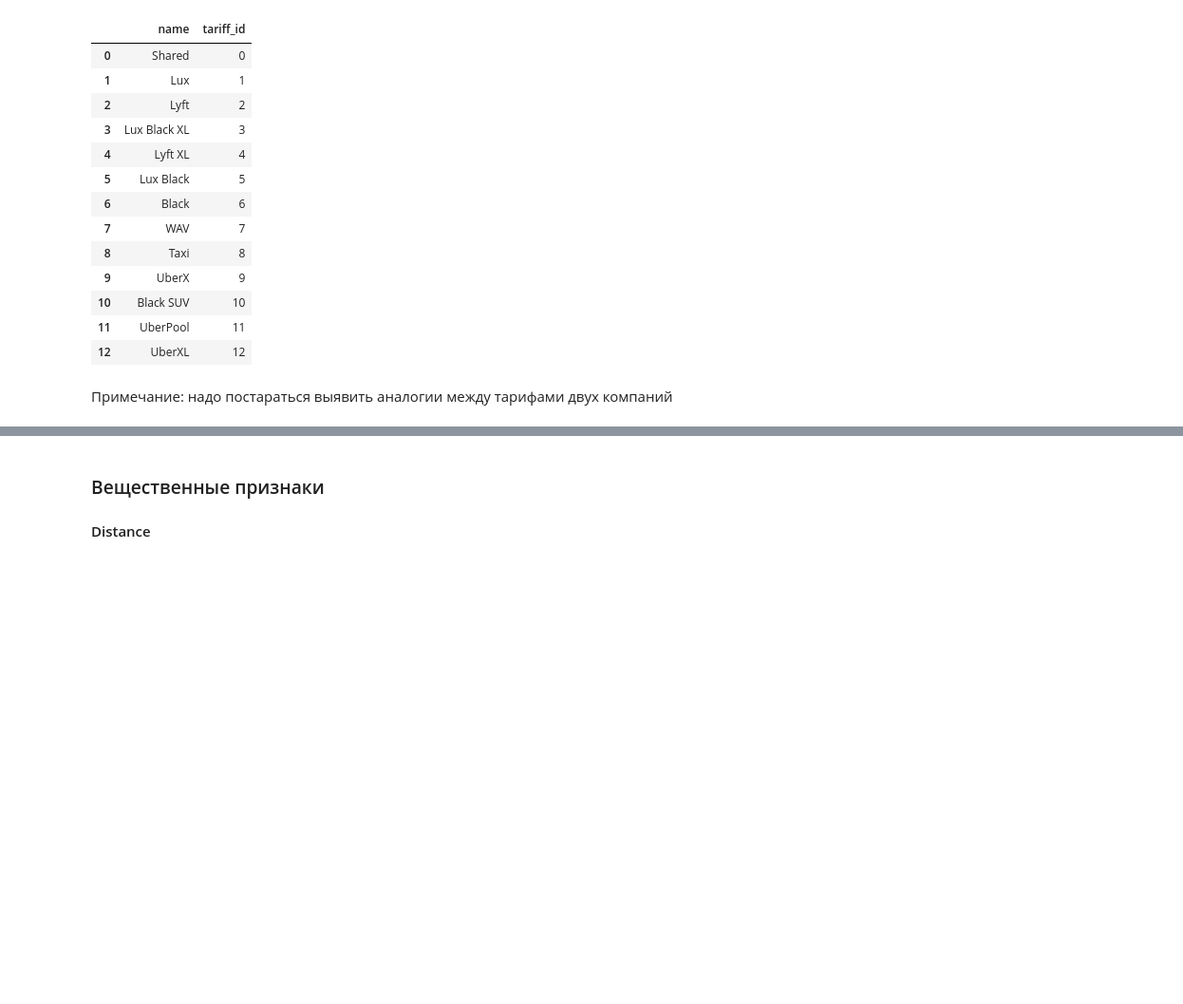
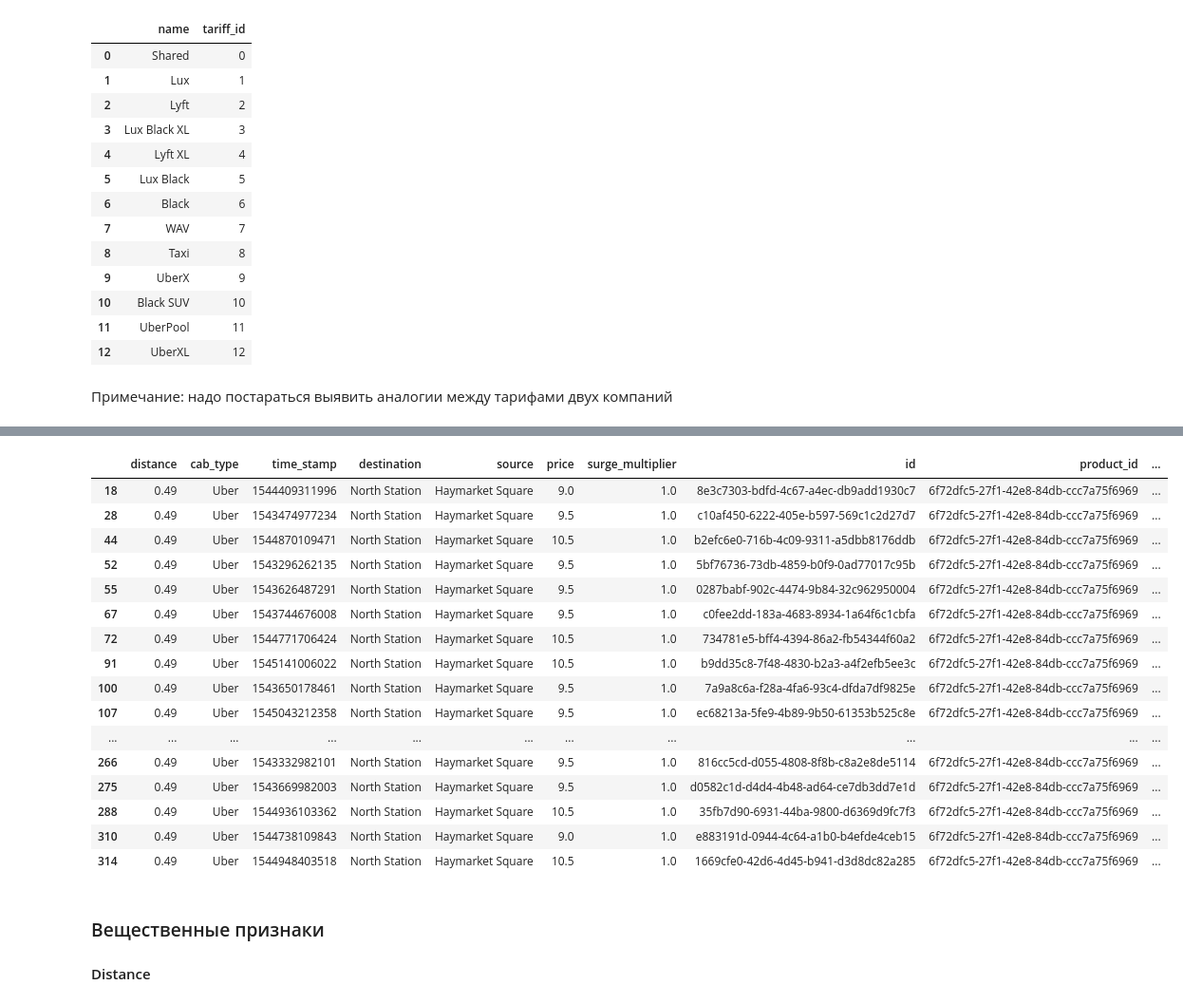
Before and after one commit to ivan-analytics/TP-Data-Analytics, a Jupyter notebook: uber-analysis/Seminar_group_4_Uaman.ipynb, the cells around one changed output, grey strips where cells are left out. Shown: that part at 95% size. Saved outputs shown, nothing was run; the diff lists cells and outputs as text; code cells hidden in the pictures; blank space fills up the shorter version.

Commit message:
visualizations code + tariff unification

```diff
--- a/uber-analysis/Seminar_group_4_Uaman.ipynb
+++ b/uber-analysis/Seminar_group_4_Uaman.ipynb
@@ -23,7 +23,7 @@ pd.options.display.max_rows = None
 ## Загрузка данных
 файл лежит в этой же папке
 # %%
-df = pd.read_csv('cab_rides.csv')
+df = pd.read_csv('data/cab_rides.csv')
 # %%
 df.head()
 # %% [output]
@@ -219,0 +281,16 @@ tariff_df
+# %%
+names_uber = {'Lux Black XL': 'SUV Business',
+            'Lux Black': 'Business',
+            'Lyft XL': 'Minivan',
+            'Shared': 'Shared Ride',
+            'Lyft': 'Econom',
+            'Lux': 'Unknown',
+            'Black SUV':'SUV Business',
+            'Black':'Business',
+            'UberXL':'Minivan',
+            'UberPool':'Shared Ride',
+            'UberX':'Econom',
+            'Taxi': 'Unknown'
+             }
+df['universal_tariff_name'] = df['name'].replace(names_uber)
+df[['name', 'universal_tariff_name']].head(15)
@@ -220,3 +314,24 @@ tariff_df
+# %%
+ub = df.loc[df['cab_type'] == 'Uber']
+ub[ub['universal_tariff_name'] == 'Minivan'][:30]
+# %% [output]
+|  | distance | cab_type | time_stamp | destination | source | price | surge_multiplier | id | product_id | ... |
+| 18 | 0.49 | Uber | 1544409311996 | North Station | Haymarket Square | 9.0 | 1.0 | 8e3c7303-bdfd-4c67-a4ec-db9add1930c7 | 6f72dfc5-27f1-42e8-84db-ccc7a75f6969 | ... |
+| 28 | 0.49 | Uber | 1543474977234 | North Station | Haymarket Square | 9.5 | 1.0 | c10af450-6222-405e-b597-569c1c2d27d7 | 6f72dfc5-27f1-42e8-84db-ccc7a75f6969 | ... |
+| 44 | 0.49 | Uber | 1544870109471 | North Station | Haymarket Square | 10.5 | 1.0 | b2efc6e0-716b-4c09-9311-a5dbb8176ddb | 6f72dfc5-27f1-42e8-84db-ccc7a75f6969 | ... |
+| 52 | 0.49 | Uber | 1543296262135 | North Station | Haymarket Square | 9.5 | 1.0 | 5bf76736-73db-4859-b0f9-0ad77017c95b | 6f72dfc5-27f1-42e8-84db-ccc7a75f6969 | ... |
+| 55 | 0.49 | Uber | 1543626487291 | North Station | Haymarket Square | 9.5 | 1.0 | 0287babf-902c-4474-9b84-32c962950004 | 6f72dfc5-27f1-42e8-84db-ccc7a75f6969 | ... |
+| 67 | 0.49 | Uber | 1543744676008 | North Station | Haymarket Square | 9.5 | 1.0 | c0fee2dd-183a-4683-8934-1a64f6c1cbfa | 6f72dfc5-27f1-42e8-84db-ccc7a75f6969 | ... |
+| 72 | 0.49 | Uber | 1544771706424 | North Station | Haymarket Square | 10.5 | 1.0 | 734781e5-bff4-4394-86a2-fb54344f60a2 | 6f72dfc5-27f1-42e8-84db-ccc7a75f6969 | ... |
+| 91 | 0.49 | Uber | 1545141006022 | North Station | Haymarket Square | 10.5 | 1.0 | b9dd35c8-7f48-4830-b2a3-a4f2efb5ee3c | 6f72dfc5-27f1-42e8-84db-ccc7a75f6969 | ... |
+| 100 | 0.49 | Uber | 1543650178461 | North Station | Haymarket Square | 9.5 | 1.0 | 7a9a8c6a-f28a-4fa6-93c4-dfda7df9825e | 6f72dfc5-27f1-42e8-84db-ccc7a75f6969 | ... |
+| 107 | 0.49 | Uber | 1545043212358 | North Station | Haymarket Square | 9.5 | 1.0 | ec68213a-5fe9-4b89-9b50-61353b525c8e | 6f72dfc5-27f1-42e8-84db-ccc7a75f6969 | ... |
+| ... | ... | ... | ... | ... | ... | ... | ... | ... | ... | ... |
+| 266 | 0.49 | Uber | 1543332982101 | North Station | Haymarket Square | 9.5 | 1.0 | 816cc5cd-d055-4808-8f8b-c8a2e8de5114 | 6f72dfc5-27f1-42e8-84db-ccc7a75f6969 | ... |
+| 275 | 0.49 | Uber | 1543669982003 | North Station | Haymarket Square | 9.5 | 1.0 | d0582c1d-d4d4-4b48-ad64-ce7db3dd7e1d | 6f72dfc5-27f1-42e8-84db-ccc7a75f6969 | ... |
+| 288 | 0.49 | Uber | 1544936103362 | North Station | Haymarket Square | 10.5 | 1.0 | 35fb7d90-6931-44ba-9800-d6369d9fc7f3 | 6f72dfc5-27f1-42e8-84db-ccc7a75f6969 | ... |
+| 310 | 0.49 | Uber | 1544738109843 | North Station | Haymarket Square | 9.0 | 1.0 | e883191d-0944-4c64-a1b0-b4efde4ceb15 | 6f72dfc5-27f1-42e8-84db-ccc7a75f6969 | ... |
+| 314 | 0.49 | Uber | 1544948403518 | North Station | Haymarket Square | 10.5 | 1.0 | 1669cfe0-42d6-4d45-b941-d3d8dc82a285 | 6f72dfc5-27f1-42e8-84db-ccc7a75f6969 | ... |
 # %% [markdown]
 ### Вещественные признаки
 #### Distance
```
Also changed, not shown: parts of 28 cells of this notebook, 1 other file.
